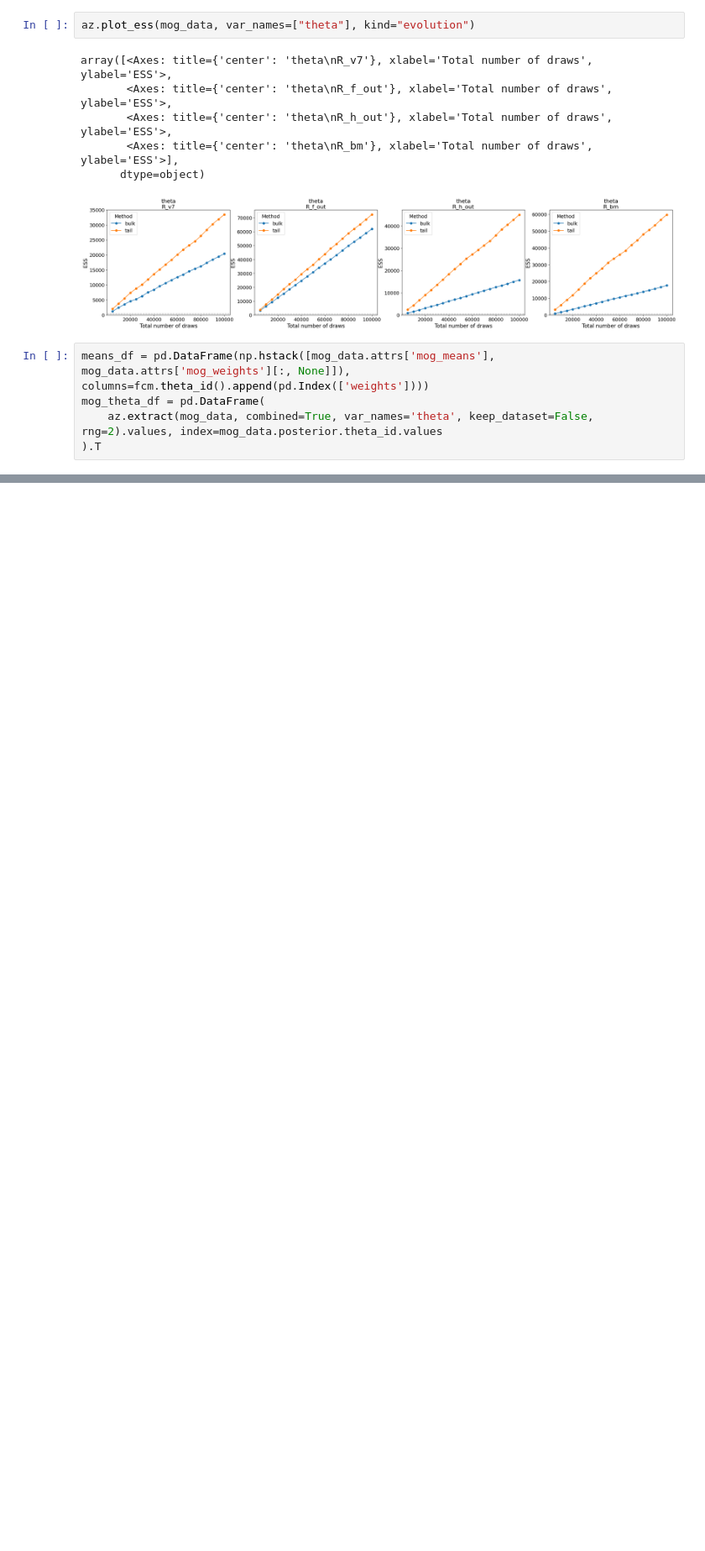
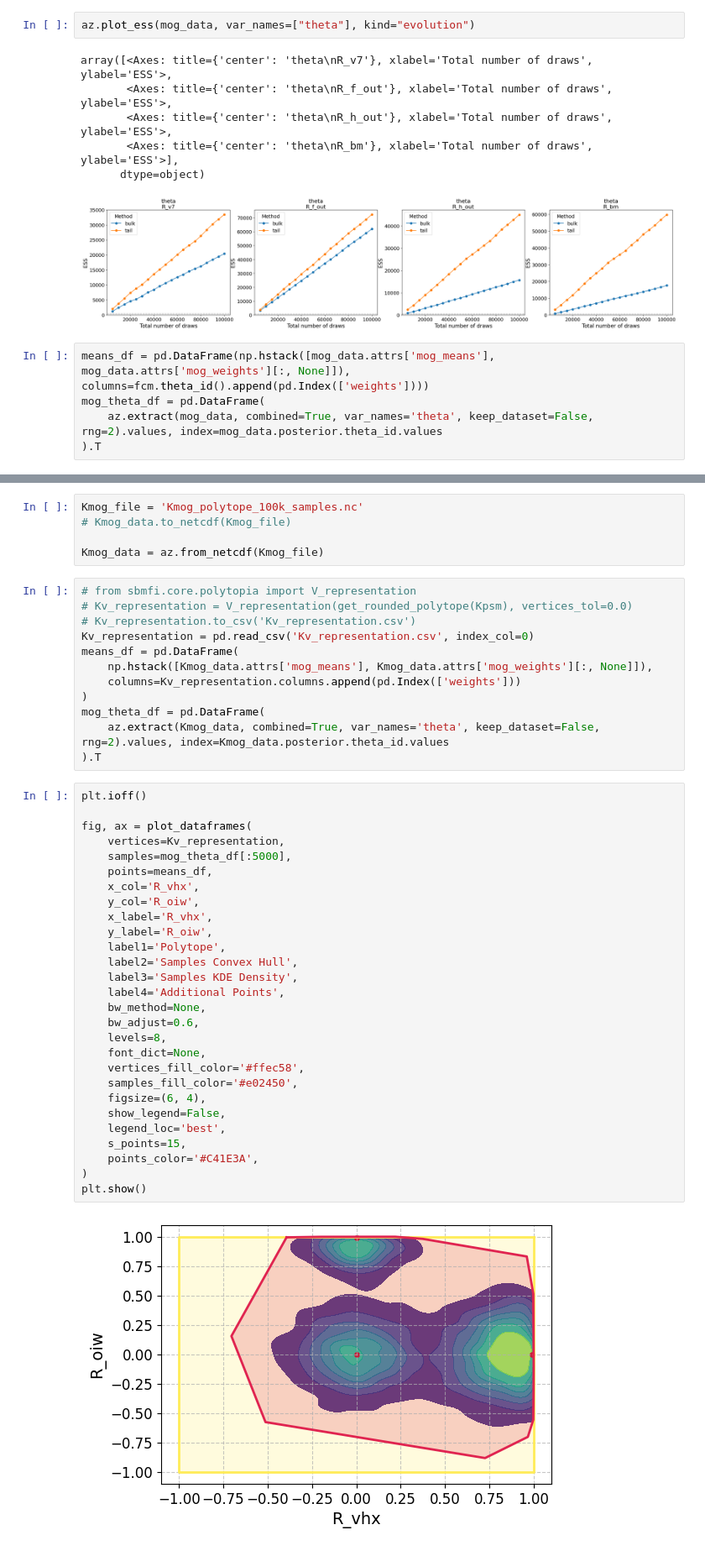
Before and after one commit to Patrickens/sbmfi, a Jupyter notebook: arxiv_polytope/target_distribution.ipynb, the cells around one changed output, grey strips where cells are left out. Shown: that part at 84% size. Cells and saved outputs as stored; diff of their text form; blank space fills up the shorter version.

```diff
--- a/arxiv_polytope/target_distribution.ipynb
+++ b/arxiv_polytope/target_distribution.ipynb
@@ -398,0 +539,47 @@ plt.show()
+# %%
+Kmog_file = 'Kmog_polytope_100k_samples.nc'
+# Kmog_data.to_netcdf(Kmog_file)
+
+Kmog_data = az.from_netcdf(Kmog_file)
+# %%
+# from sbmfi.core.polytopia import V_representation
+# Kv_representation = V_representation(get_rounded_polytope(Kpsm), vertices_tol=0.0)
+# Kv_representation.to_csv('Kv_representation.csv')
+Kv_representation = pd.read_csv('Kv_representation.csv', index_col=0)
+means_df = pd.DataFrame(
+    np.hstack([Kmog_data.attrs['mog_means'], Kmog_data.attrs['mog_weights'][:, None]]),
+    columns=Kv_representation.columns.append(pd.Index(['weights']))
+)
+mog_theta_df = pd.DataFrame(
+    az.extract(Kmog_data, combined=True, var_names='theta', keep_dataset=False, rng=2).values, index=Kmog_data.posterior.theta_id.values
+).T
+# %%
+plt.ioff()
+
+fig, ax = plot_dataframes(
+    vertices=Kv_representation,
+    samples=mog_theta_df[:5000],
+    points=means_df,
+    x_col='R_vhx',
+    y_col='R_oiw',
+    x_label='R_vhx',
+    y_label='R_oiw',
+    label1='Polytope',
+    label2='Samples Convex Hull',
+    label3='Samples KDE Density',
+    label4='Additional Points',
+    bw_method=None,
+    bw_adjust=0.6,
+    levels=8,
+    font_dict=None,
+    vertices_fill_color='#ffec58',
+    samples_fill_color='#e02450',
+    figsize=(6, 4),
+    show_legend=False,
+    legend_loc='best',
+    s_points=15,
+    points_color='#C41E3A',
+)
+plt.show()
+# %% [output]
+[figure, added]
```
Also changed, not shown: parts of 18 cells of this notebook, 23 other files.
